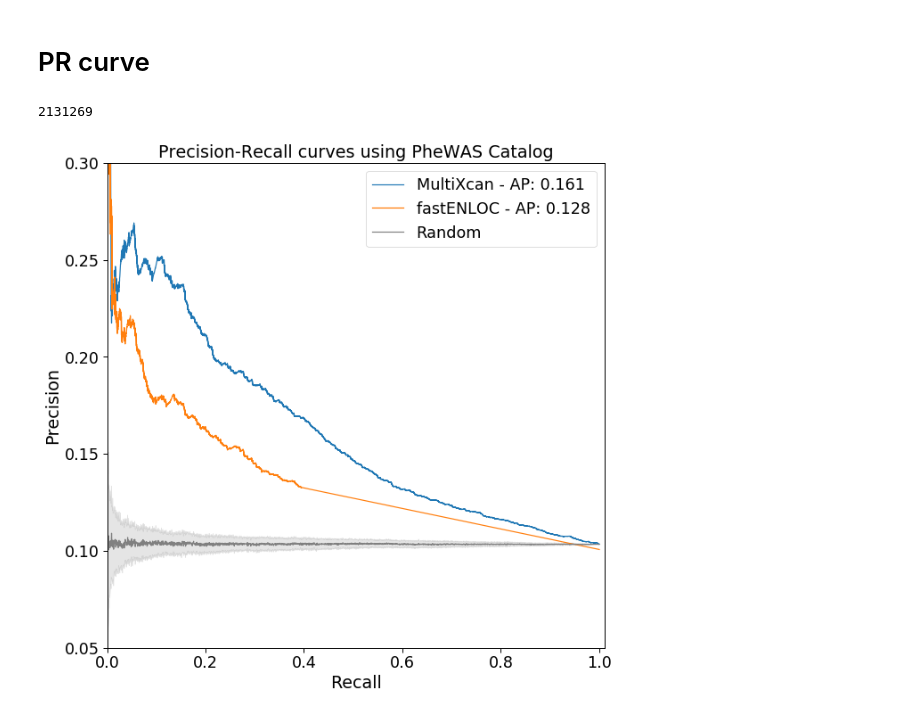
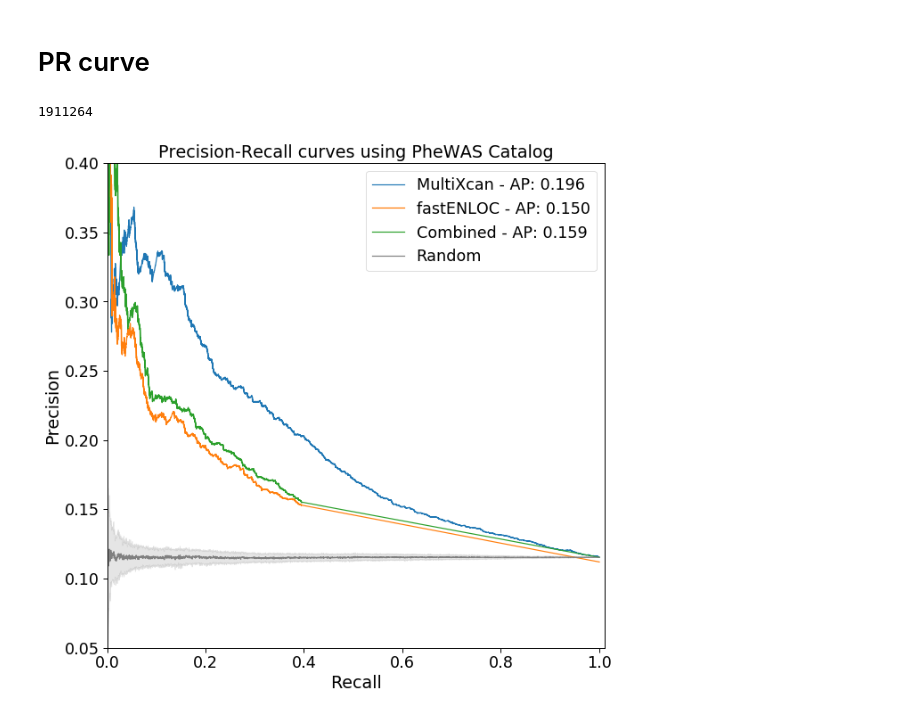
Before and after one commit to hakyimlab/phenomexcan, a Jupyter notebook: scripts/150_validation/15_roc-phewas_catalog_standard-plots.ipynb, the cells around one changed output. Cells and saved outputs as stored; diff of their text form; code cells hidden in the pictures.

Commit message:
scripts/150_validation: added ROC/PR curves for combined analysis on PheWAS Catalog standard (S-MultiXcan and fastENLOC).

```diff
--- a/scripts/150_validation/15_roc-phewas_catalog_standard-plots.ipynb
+++ b/scripts/150_validation/15_roc-phewas_catalog_standard-plots.ipynb
@@ -58,0 +61,5 @@ roc_labels['fastenloc_torus'] = 'fastENLOC'
+# %%
+roc_data['combined'] = pd.read_csv(
+    os.path.join(output_dir, 'combined-classifier_data-phewas_catalog.tsv.gz'),
+    sep='\t',
+)
@@ -80,7 +99,7 @@ def plot_roc(data, method_key, fig, ax):
 # %%
 # methods selected to show
 #selected_methods = ('multixcan_mashr', 'fastenloc_torus', 'multixcan_en')
-selected_methods = ('multixcan_mashr', 'fastenloc_torus')
+selected_methods = ('multixcan_mashr', 'fastenloc_torus', 'combined')
 # %% [markdown]
 # ROC curve
 # %%
@@ -142,26 +165,26 @@ random_recall, random_precision = get_random_classifier_pr(roc_data['multixcan_m
 # %%
 len(random_recall)
 # %% [output]
-2131269
+1911264
 # %%
 with sns.plotting_context('paper', font_scale=2.00):
     fig, ax = plt.subplots(figsize=(10, 10))
 
     for k in selected_methods:
         plot_pr(roc_data[k], k, fig, ax)
 
     # add random classifier
 #     random_recall, random_precision = get_random_classifier_pr(roc_data['multixcan_mashr'].shape[0], roc_data['multixcan_mashr'])
     plot_pr_raw_data(random_recall, random_precision, 'Random', estimator='mean', ax=ax, ci='sd', color='gray')
 
     ax.set_title('Precision-Recall curves using PheWAS Catalog')
     #ax.plot([0.00, 1.00], [1.00, 0.00], color='gray', linewidth=0.50)
     ax.set_xlabel('Recall')
     ax.set_ylabel('Precision')
     ax.set_xlim([0.0, 1.01])
-    ax.set_ylim([0.05, 0.30])
+    ax.set_ylim([0.05, 0.40])
     #ax.set_ylim([0.00, 1.01])
     ax.legend(loc="upper right")
 #     ax.set_aspect('equal')
 # %% [output]
-[figure, old version]
+[figure, new version]
```
Also changed, not shown: parts of 8 cells of this notebook, 1 other file.
